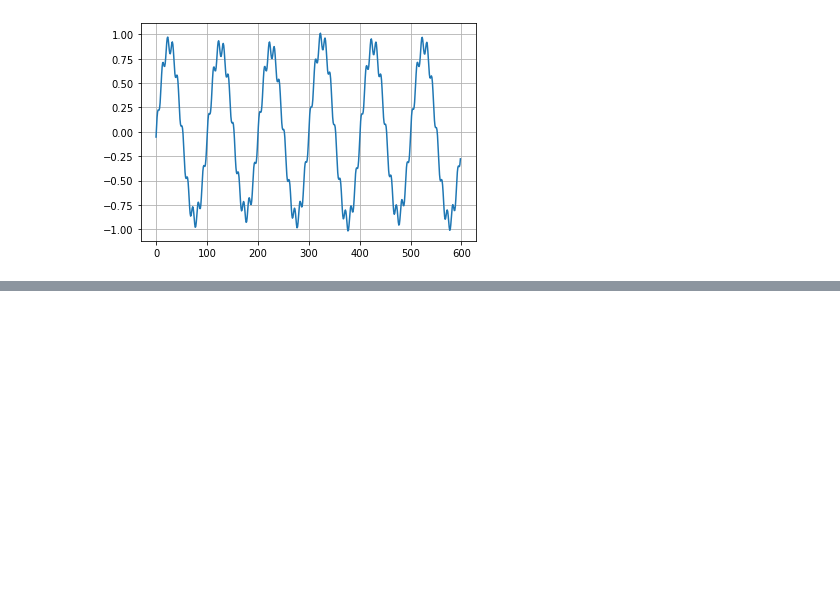
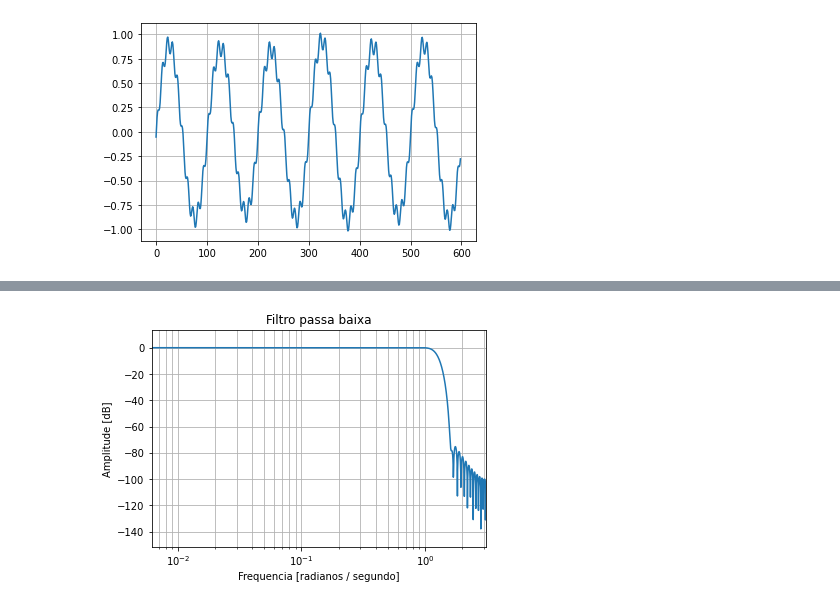
Before and after one commit to JoaoYukio/PCO119, a Jupyter notebook: Atividade 7/Atividade7.ipynb, the cells around one changed output, grey strips where cells are left out. Cells and saved outputs as stored; diff of their text form; code cells hidden in the pictures; blank space fills up the shorter version.

```diff
--- a/Atividade 7/Atividade7.ipynb
+++ b/Atividade 7/Atividade7.ipynb
@@ -302,0 +319,14 @@ plt.grid()
+# %%
+#Calcular a frequencia do sinal filtrado
+# https://docs.scipy.org/doc/scipy/reference/generated/scipy.signal.freqz.html
+w, h = signal.freqz(filtkern)
+plt.plot(w, 20 * np.log10(abs(h)))
+plt.xscale('log')
+plt.title('Filtro passa baixa')
+plt.xlabel('Frequencia [radianos / segundo]')
+plt.ylabel('Amplitude [dB]')
+plt.margins(0, 0.1)
+plt.grid(which='both', axis='both')
+plt.show()
+# %% [output]
+[figure, added]
```
Also changed, not shown: parts of 24 cells of this notebook.
